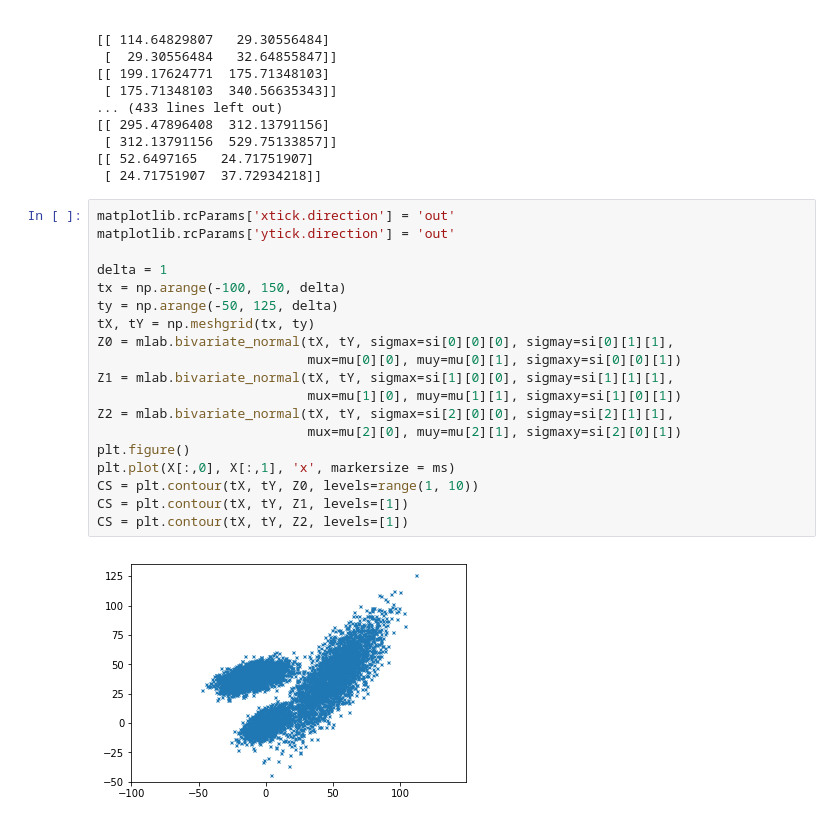
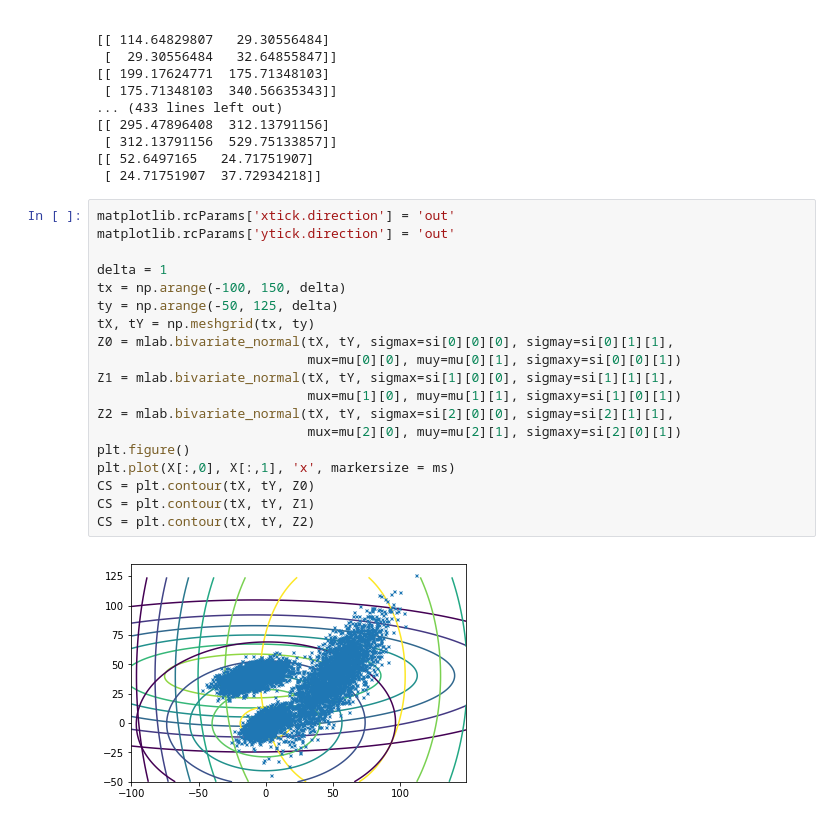
Before and after one commit to zxybazh/PRML-Assignment, a Jupyter notebook: final_project/src/Project.ipynb, the cells around one changed output. Saved outputs shown, nothing was run; the diff lists cells and outputs as text.

```diff
--- a/final_project/src/Project.ipynb
+++ b/final_project/src/Project.ipynb
@@ -137,21 +137,21 @@ Epoch: 0
 # %%
 matplotlib.rcParams['xtick.direction'] = 'out'
 matplotlib.rcParams['ytick.direction'] = 'out'
 
 delta = 1
 tx = np.arange(-100, 150, delta)
 ty = np.arange(-50, 125, delta)
 tX, tY = np.meshgrid(tx, ty)
 Z0 = mlab.bivariate_normal(tX, tY, sigmax=si[0][0][0], sigmay=si[0][1][1],
                            mux=mu[0][0], muy=mu[0][1], sigmaxy=si[0][0][1])
 Z1 = mlab.bivariate_normal(tX, tY, sigmax=si[1][0][0], sigmay=si[1][1][1],
                            mux=mu[1][0], muy=mu[1][1], sigmaxy=si[1][0][1])
 Z2 = mlab.bivariate_normal(tX, tY, sigmax=si[2][0][0], sigmay=si[2][1][1],
                            mux=mu[2][0], muy=mu[2][1], sigmaxy=si[2][0][1])
 plt.figure()
 plt.plot(X[:,0], X[:,1], 'x', markersize = ms)
-CS = plt.contour(tX, tY, Z0, levels=range(1, 10))
-CS = plt.contour(tX, tY, Z1, levels=[1])
-CS = plt.contour(tX, tY, Z2, levels=[1])
+CS = plt.contour(tX, tY, Z0)
+CS = plt.contour(tX, tY, Z1)
+CS = plt.contour(tX, tY, Z2)
 # %% [output]
-[figure, old version]
+[figure, new version]
```
